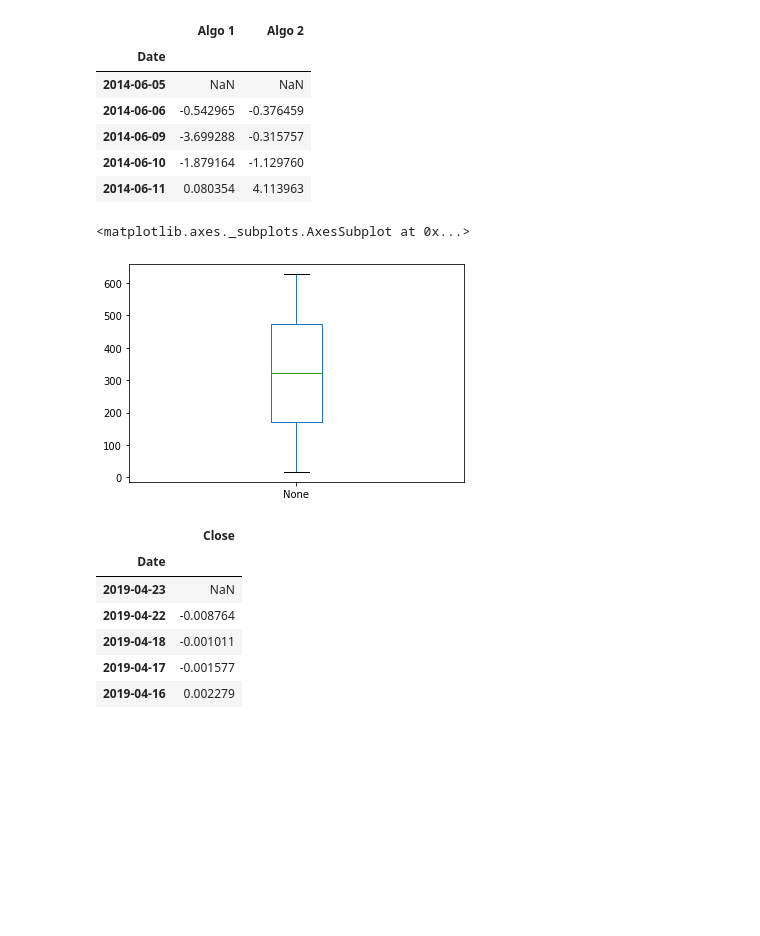
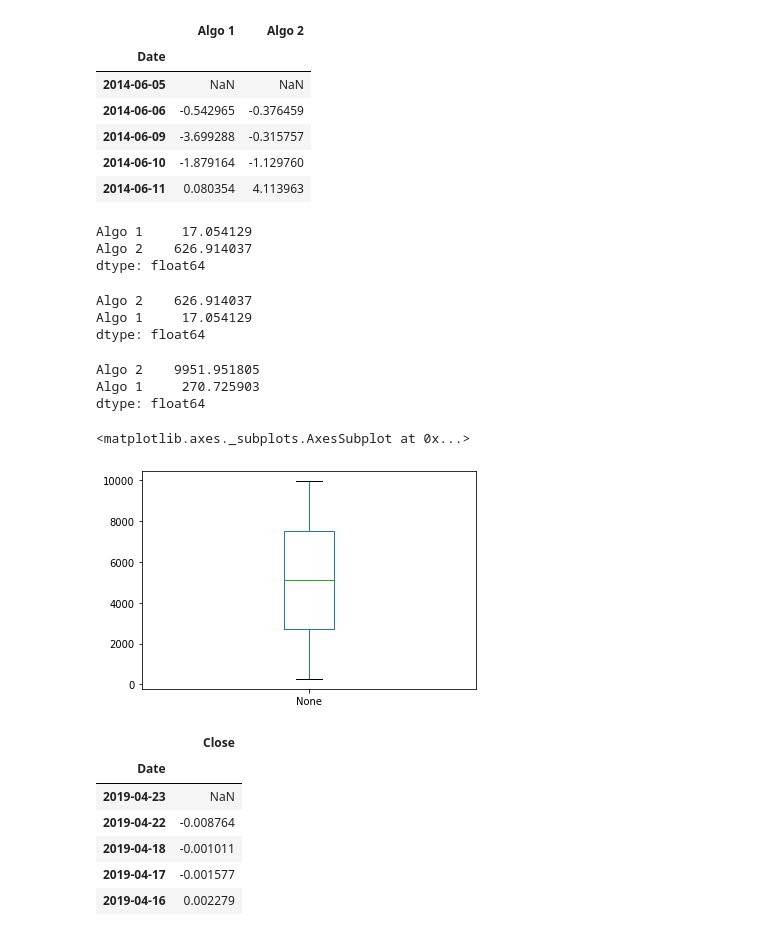
Before and after one commit to lil-bright/Pandas_Homework, a Jupyter notebook: whale_analysis.ipynb, the cells around one changed output. Drawn from its saved outputs; the diff is of its cells as text; code cells hidden in the pictures; blank space fills up the shorter version.

```diff
--- a/whale_analysis.ipynb
+++ b/whale_analysis.ipynb
@@ -313,10 +341,30 @@ algo_daily_returns.head()
 | 2014-06-11 | 0.080354 | 4.113963 |
 # %%
 algo_std = algo_daily_returns.std()
-algo_std.plot.box()
+algo_std.head()
 # %% [output]
-<matplotlib.axes._subplots.AxesSubplot at 0x...>
+Algo 1     17.054129
+Algo 2    626.914037
+dtype: float64
-[figure, removed]
+# %%
+algo_std = algo_std.sort_values(ascending=False)
+algo_std.head()
+# %% [output]
+Algo 2    626.914037
+Algo 1     17.054129
+dtype: float64
+# %%
+algo_annual_std = algo_std*np.sqrt(252)
+algo_annual_std.head()
+# %% [output]
+Algo 2    9951.951805
+Algo 1     270.725903
+dtype: float64
+# %%
+algo_annual_std.plot.box()
+# %% [output]
+<matplotlib.axes._subplots.AxesSubplot at 0x...>
+[figure, added]
 # %%
 ## S&P 500
 sp500_daily_returns = sp500_history_data.pct_change()
```
Also changed, not shown: parts of 22 cells of this notebook.
